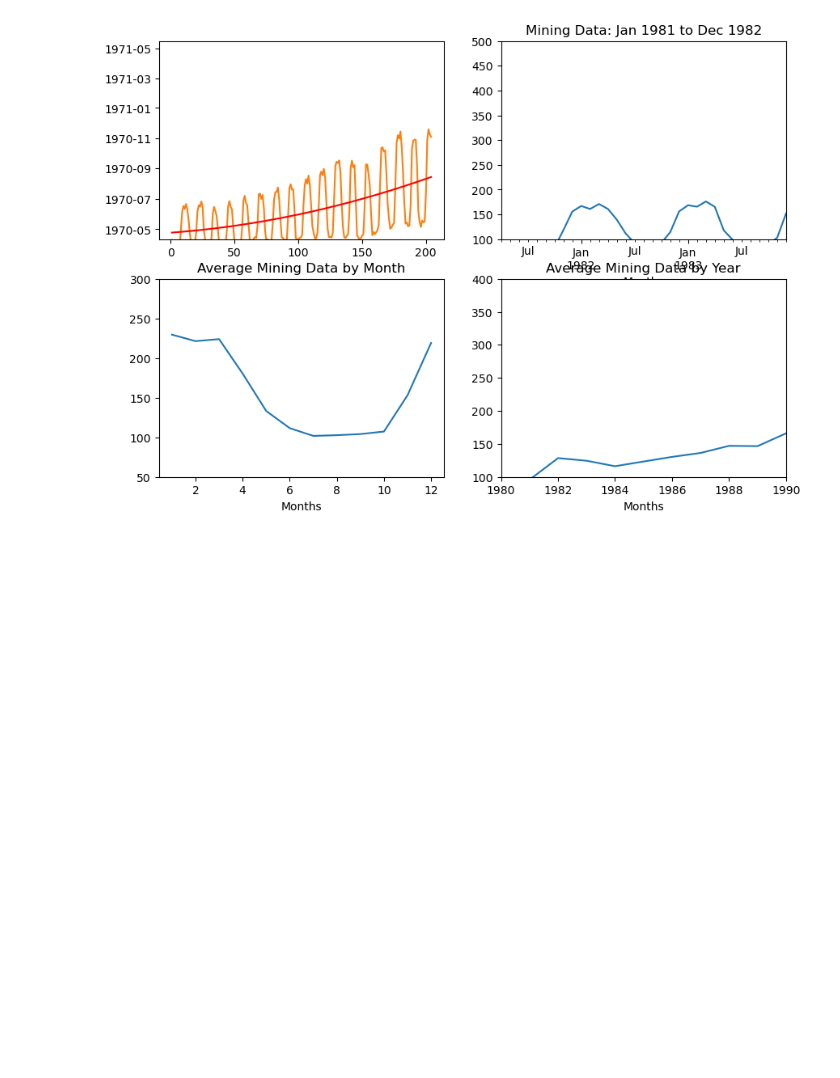
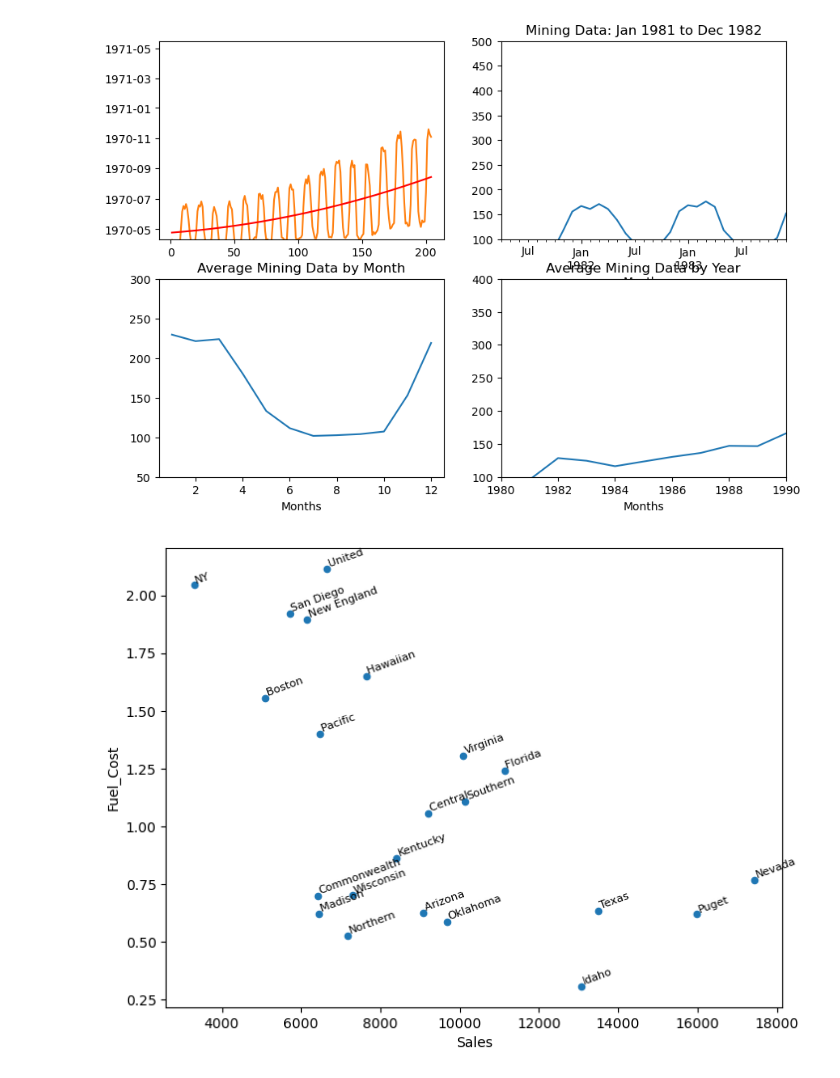
Before and after one commit to saketmathursg/personal_projects, a Jupyter notebook: dmba data/Learning_Project.ipynb, the cells around one changed output. Cells and saved outputs as stored; diff of their text form; code cells hidden in the pictures; blank space fills up the shorter version.

```diff
--- a/dmba data/Learning_Project.ipynb
+++ b/dmba data/Learning_Project.ipynb
@@ -131,3 +131,23 @@ byYear = ts.groupby(ts.index.year).mean()
 ax = byYear.plot(ylim=[100,400],legend=False, title='Average Mining Data by Year', ax=axes[1,1],xlim=[1980, 1990])
 # %% [output]
 [figure]
+# %%
+import pandas as pd
+import numpy as np
+import matplotlib.pyplot as plt
+from sklearn import preprocessing
+
+utilities_df = pd.read_csv('Utilities.csv')
+ax=utilities_df.plot.scatter(x='Sales',y='Fuel_Cost',figsize=(8,6))
+
+
+points=utilities_df[['Sales','Fuel_Cost','Company']]
+
+#_= means variable output is not neeed so we use _ to ignore it
+
+#applies a function row-wise (because  axis=1 ) on the DataFrame or Series  points .
+#ls on the plot  ax  at coordinates unpacked from  x
+
+_=points.apply(lambda x: ax.text(*x,rotation=20,horizontalalignment='left', verticalalignment='bottom',fontsize=8),axis=1)
+# %% [output]
+[figure, added]
```
Also changed, not shown: parts of 2 cells of this notebook, 1 other file.
